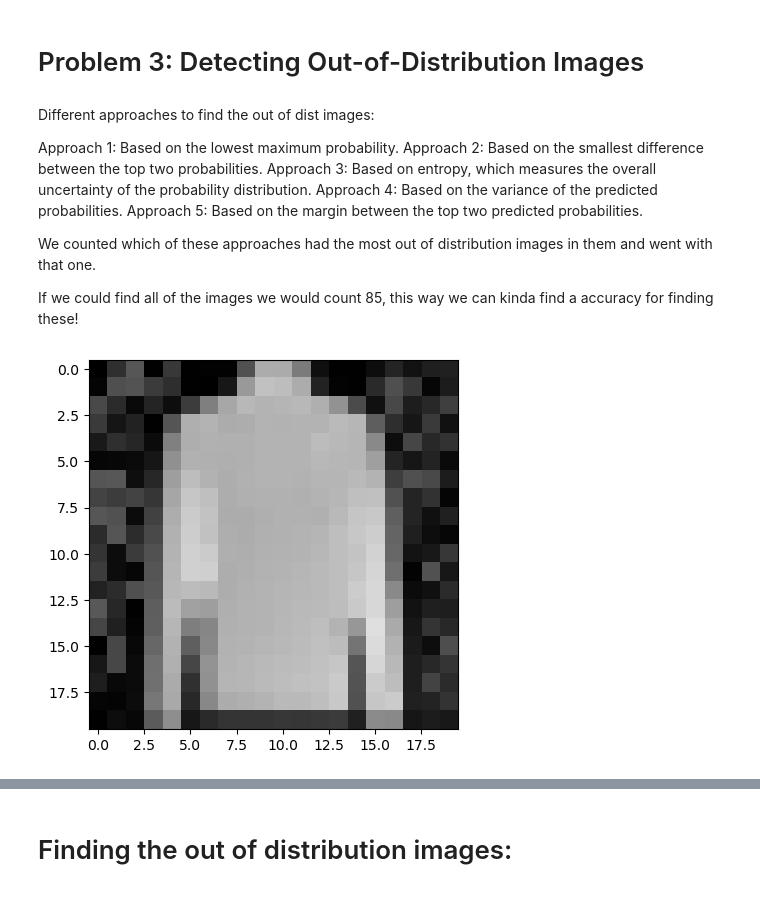
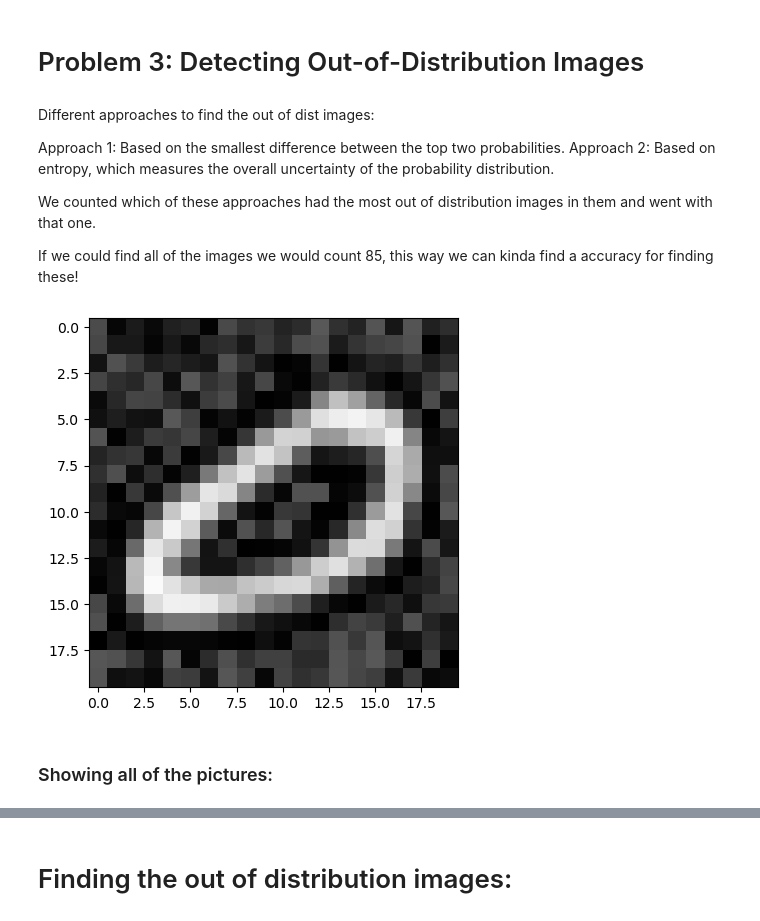
Before and after one commit to eliashovdenes/Machine-Learning-Handwritten-Character-Recognition, a Jupyter notebook: Oblig2.ipynb, the cells around one changed output, grey strips where cells are left out. Drawn from its saved outputs; the diff is of its cells as text; code cells hidden in the pictures.

```diff
--- a/Oblig2.ipynb
+++ b/Oblig2.ipynb
@@ -503,11 +493,9 @@ Compare (performance and computational efficiency)
 # %% [markdown]
 Different approaches to find the out of dist images:
 
-Approach 1: Based on the lowest maximum probability.
-Approach 2: Based on the smallest difference between the top two probabilities.
-Approach 3: Based on entropy, which measures the overall uncertainty of the probability distribution.
-Approach 4: Based on the variance of the predicted probabilities.
-Approach 5: Based on the margin between the top two predicted probabilities.
+
+Approach 1: Based on the smallest difference between the top two probabilities.
+Approach 2: Based on entropy, which measures the overall uncertainty of the probability distribution.
 
 
 We counted which of these approaches had the most out of distribution images in them and went with that one.
@@ -516,12 +504,21 @@ If we could find all of the images we would count 85, this way we can kinda find
 # %%
 # Loading the dataset
 dataset = np.load("corrupt_dataset.npz")
 X = dataset["X"]
 
+# Normalise the data
 X = X / 255.0
 
-x = 109
-plt.imshow(X[x].reshape(20,20), vmin=0, vmax=1, cmap="gray")
+x = 324
+
+# Define a threshold
+# threshold = 0.6
+
+# Apply threshold to binarize the image data
+# X = (X >= threshold).astype(int)
+
+# Visualize the binarized image for sample x
+plt.imshow(X[x].reshape(20, 20), vmin=0, vmax=1, cmap="gray")
 plt.show()
 # %% [output]
-[figure, old version]
+[figure, new version]
@@ -531,3 +548,5 @@ predicts = best_svm.predict_proba(X)
+# %% [markdown]
+### Showing all of the pictures:
 # %%
 num_classes = predicts.shape[1]  # Number of classes
 images_per_class = 55 # Number of images to show per class
```
Also changed, not shown: parts of 33 cells of this notebook.
